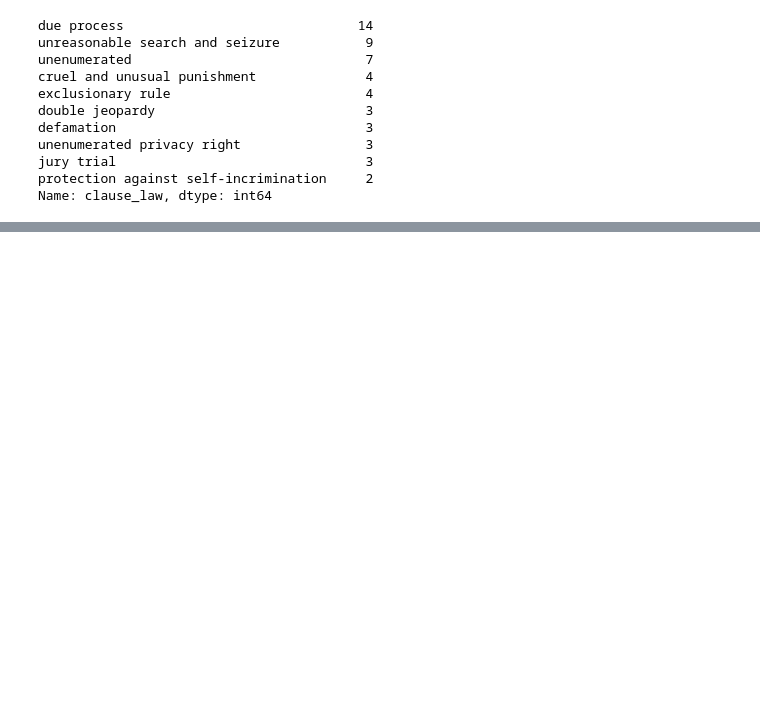
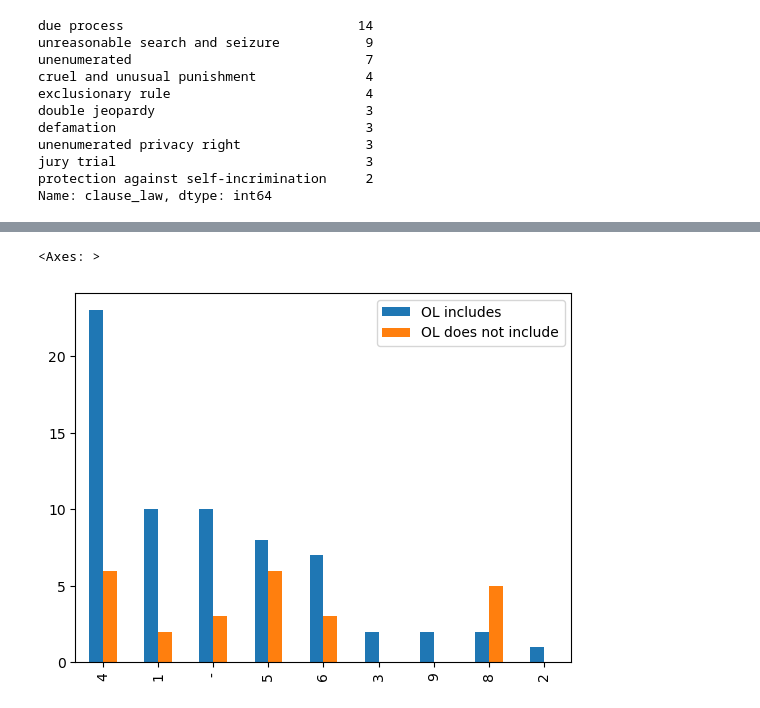
Before and after one commit to Athan13/OrderedLibertyPCS, a Jupyter notebook: right_and_clause.ipynb, the cells around one changed output, grey strips where cells are left out. Drawn from its saved outputs; the diff is of its cells as text; code cells hidden in the pictures; blank space fills up the shorter version.

```diff
--- a/right_and_clause.ipynb
+++ b/right_and_clause.ipynb
@@ -51,0 +73,12 @@ Name: clause_law, dtype: int64
+# %%
+# Start with OL_includes
+includes_df = ol_df[ol_df["OL_includes"] == "1"]
+no_includes_df = ol_df[ol_df["OL_includes"] == "0"]
+
+pd.concat({
+   "OL includes": includes_df["amendments"].str.split(r"[^0-9|-]*").explode().value_counts().iloc[1:],
+   "OL does not include": no_includes_df["amendments"].str.split(r"[^0-9|-]*").explode().value_counts().iloc[1:]
+}, axis=1).plot.bar()
+# %% [output]
+<Axes: >
+[figure, added]
```
Also changed, not shown: parts of 11 cells of this notebook.
